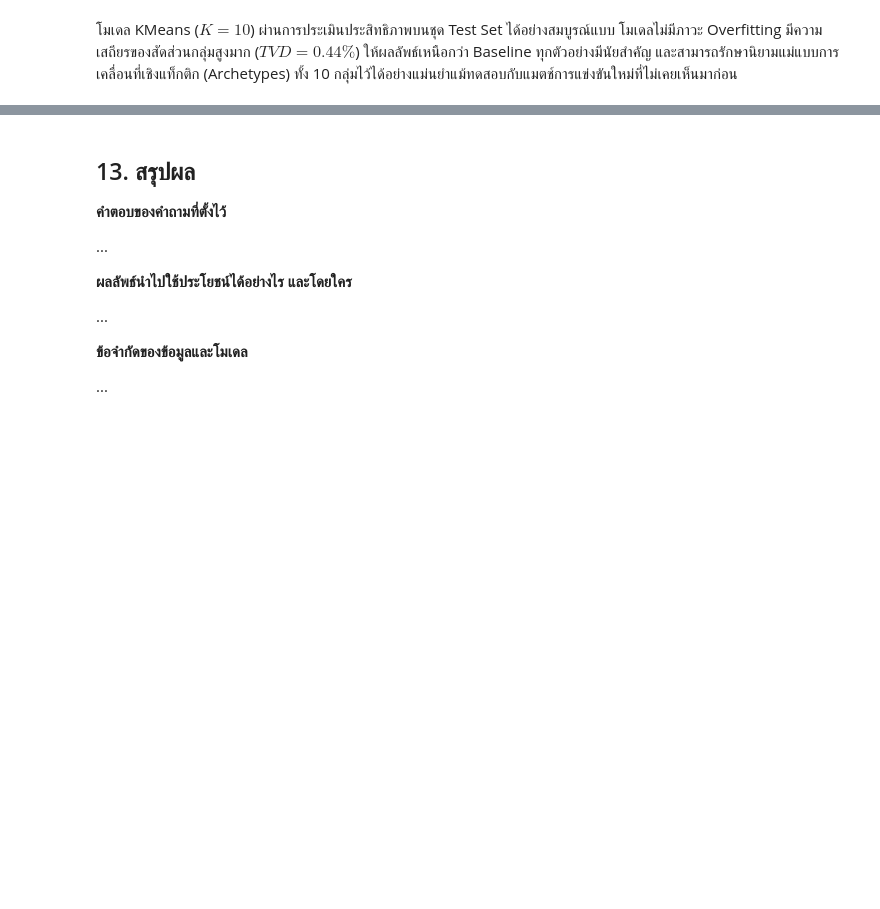
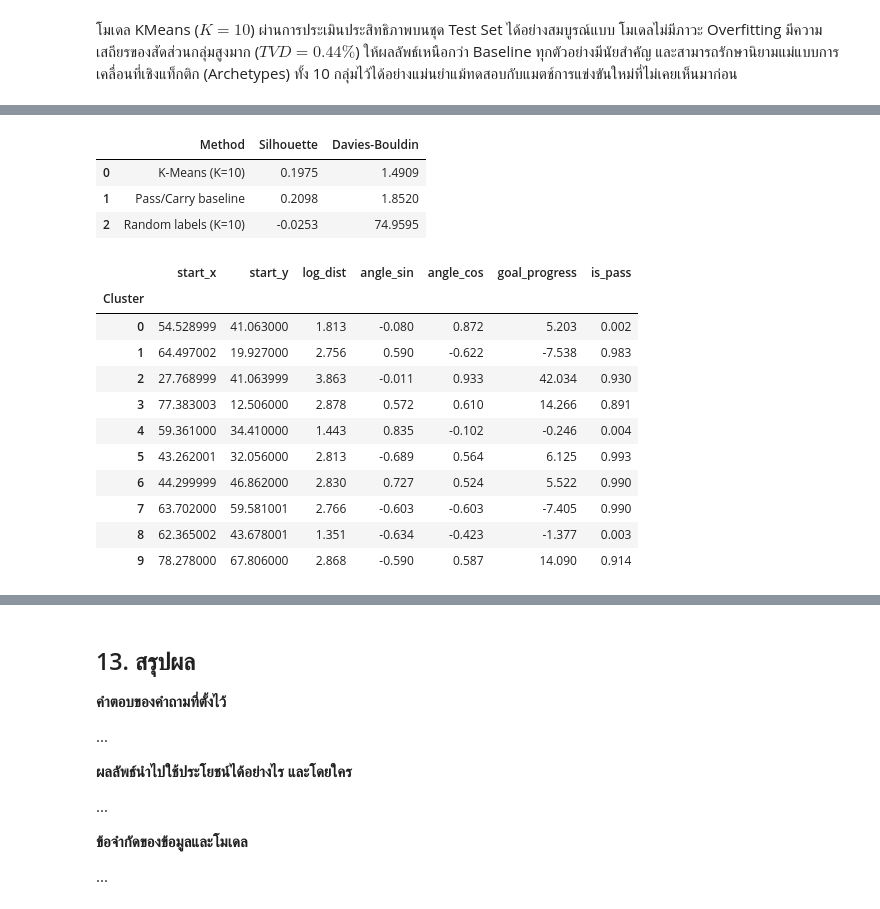
Before and after one commit to doperjerr/G2_MiniProject_Part2_BigData_ML, a Jupyter notebook: G2_MiniProject_Part2_BigData_ML.ipynb, the cells around one changed output, grey strips where cells are left out. Cells and saved outputs as stored; diff of their text form; code cells hidden in the pictures; blank space fills up the shorter version.

```diff
--- a/G2_MiniProject_Part2_BigData_ML.ipynb
+++ b/G2_MiniProject_Part2_BigData_ML.ipynb
@@ -2831,0 +3078,78 @@ print("บันทึก section11_*.csv แล้ว")
+# %%
+# เปรียบเทียบกับการทำนายแบบง่าย (เช่น sklearn.dummy.DummyClassifier / DummyRegressor)
+
+from sklearn.metrics import silhouette_score, davies_bouldin_score
+
+# ใช้ข้อมูล Test ชุดเดียวกับการเปรียบเทียบโมเดล
+# test_sample_idx อ้างอิงตำแหน่งใน X_test_raw
+test_types = df_valid.iloc[test_idx]["type"].to_numpy()
+test_types_sample = test_types[test_sample_idx]
+
+# Pass/Carry baseline: จัดกลุ่มตามชนิด Event
+pass_carry_labels = np.where(
+    test_types_sample == "Pass", 0, 1
+)
+
+# Random labels ที่มี 10 กลุ่ม
+rng = np.random.default_rng(42)
+random_labels = rng.integers(0, 10, size=len(Xte))
+
+def baseline_metrics(X, labels):
+    sil, db = evaluate(X, labels)
+    return sil, db
+
+baseline_rows = []
+
+# K-Means ที่ฝึกจาก Train
+km = KMeans(n_clusters=10, random_state=42, n_init=3)
+km.fit(Xtr)
+km_test_labels = km.predict(Xte)
+
+for name, labels in [
+    ("K-Means (K=10)", km_test_labels),
+    ("Pass/Carry baseline", pass_carry_labels),
+    ("Random labels (K=10)", random_labels)
+]:
+    sil, db = baseline_metrics(Xte, labels)
+    baseline_rows.append({
+        "Method": name,
+        "Silhouette": sil,
+        "Davies-Bouldin": db
+    })
+
+baseline_results = pd.DataFrame(baseline_rows)
+display(baseline_results.round(4))
+# %% [output]
+|  | Method | Silhouette | Davies-Bouldin |
+| 0 | K-Means (K=10) | 0.1975 | 1.4909 |
+| 1 | Pass/Carry baseline | 0.2098 | 1.8520 |
+| 2 | Random labels (K=10) | -0.0253 | 74.9595 |
+# %%
+# Feature importance / error analysis ตามกลุ่มย่อยของข้อมูล
+
+# ใช้โมเดล K-Means ที่ฝึกบน X_train_scaled
+# หากยังไม่มี ให้สร้างโมเดลขึ้นใหม่
+final_km = KMeans(
+    n_clusters=10, random_state=42, n_init=3
+)
+final_km.fit(X_train_scaled)
+
+# ใช้ข้อมูล Feature ที่ยังไม่ Scaling เพื่อให้อ่านค่าได้ง่าย
+X_profile = X_train_raw.copy()
+X_profile["Cluster"] = final_km.predict(X_train_scaled)
+
+cluster_profile = X_profile.groupby("Cluster").mean(numeric_only=True)
+display(cluster_profile.round(3))
+# %% [output]
+|  | start_x | start_y | log_dist | angle_sin | angle_cos | goal_progress | is_pass |
+| Cluster |  |  |  |  |  |  |  |
+| 0 | 54.528999 | 41.063000 | 1.813 | -0.080 | 0.872 | 5.203 | 0.002 |
+| 1 | 64.497002 | 19.927000 | 2.756 | 0.590 | -0.622 | -7.538 | 0.983 |
+| 2 | 27.768999 | 41.063999 | 3.863 | -0.011 | 0.933 | 42.034 | 0.930 |
+| 3 | 77.383003 | 12.506000 | 2.878 | 0.572 | 0.610 | 14.266 | 0.891 |
+| 4 | 59.361000 | 34.410000 | 1.443 | 0.835 | -0.102 | -0.246 | 0.004 |
+| 5 | 43.262001 | 32.056000 | 2.813 | -0.689 | 0.564 | 6.125 | 0.993 |
+| 6 | 44.299999 | 46.862000 | 2.830 | 0.727 | 0.524 | 5.522 | 0.990 |
+| 7 | 63.702000 | 59.581001 | 2.766 | -0.603 | -0.603 | -7.405 | 0.990 |
+| 8 | 62.365002 | 43.678001 | 1.351 | -0.634 | -0.423 | -1.377 | 0.003 |
+| 9 | 78.278000 | 67.806000 | 2.868 | -0.590 | 0.587 | 14.090 | 0.914 |
```
Also changed, not shown: parts of 5 cells of this notebook.
